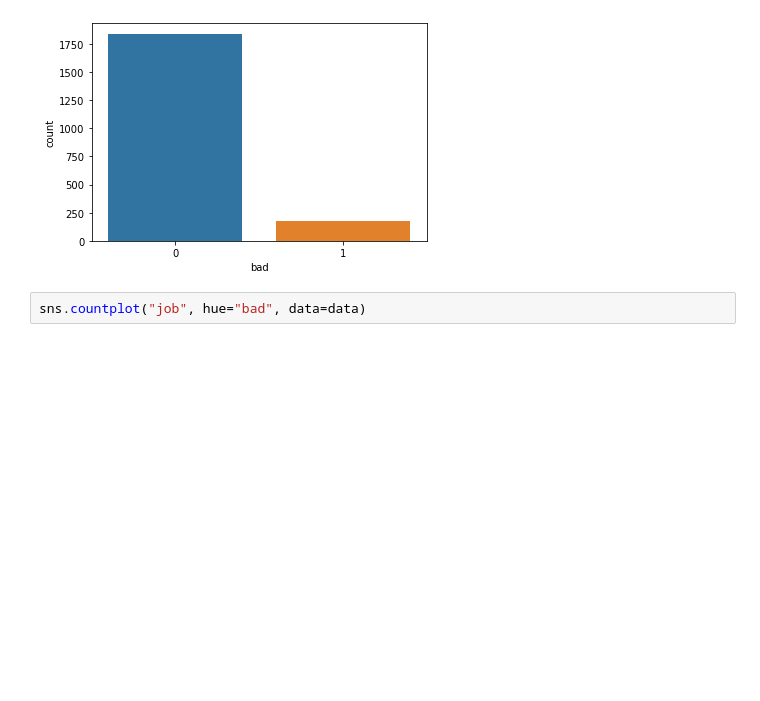
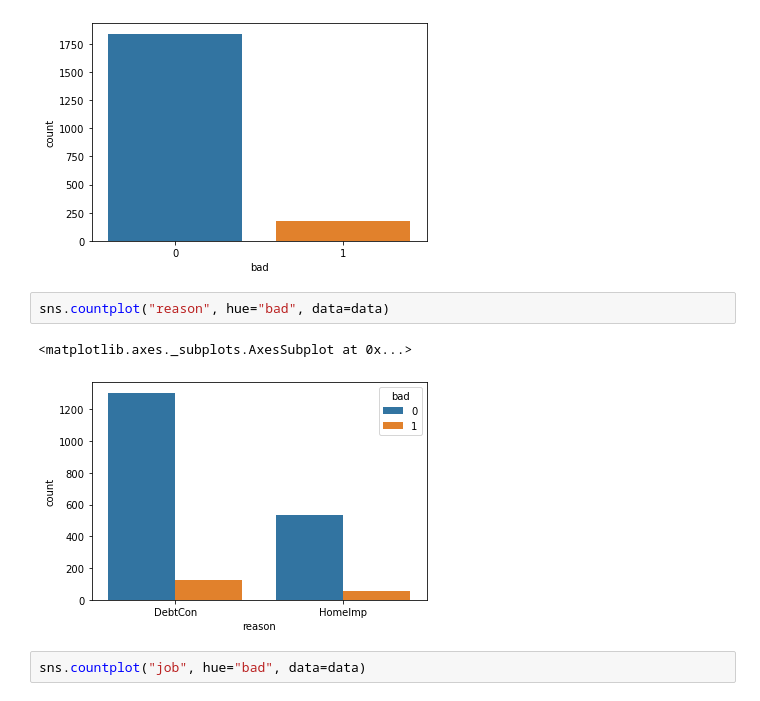
Before and after one commit to Kodluyoruz-Ankara-Veri-Bilimi/assignment_Beyza, a Jupyter notebook: processflow_classes.ipynb, the cells around one changed output. Cells and saved outputs as stored; diff of their text form; blank space fills up the shorter version.

```diff
--- a/processflow_classes.ipynb
+++ b/processflow_classes.ipynb
@@ -216,6 +216,11 @@ sns.countplot("bad", data=data)
 # %% [output]
 <matplotlib.axes._subplots.AxesSubplot at 0x...>
 [figure]
+# %%
+sns.countplot("reason", hue="bad", data=data)
+# %% [output]
+<matplotlib.axes._subplots.AxesSubplot at 0x...>
+[figure, added]
 # %%
 sns.countplot("job", hue="bad", data=data)
 # %% [output]
```
Also changed, not shown: parts of 16 cells of this notebook.
